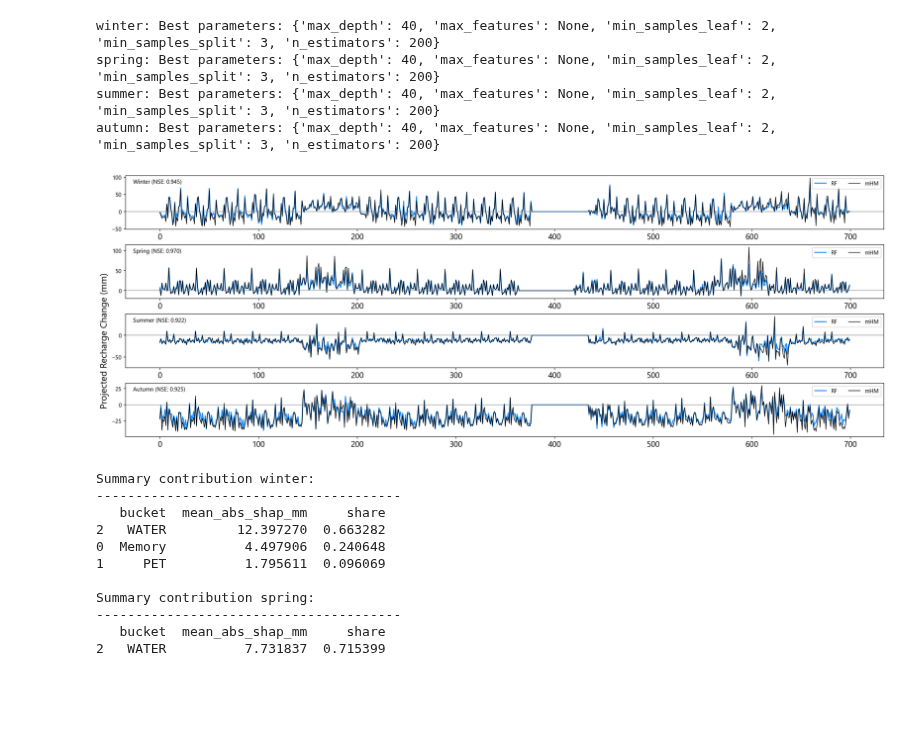
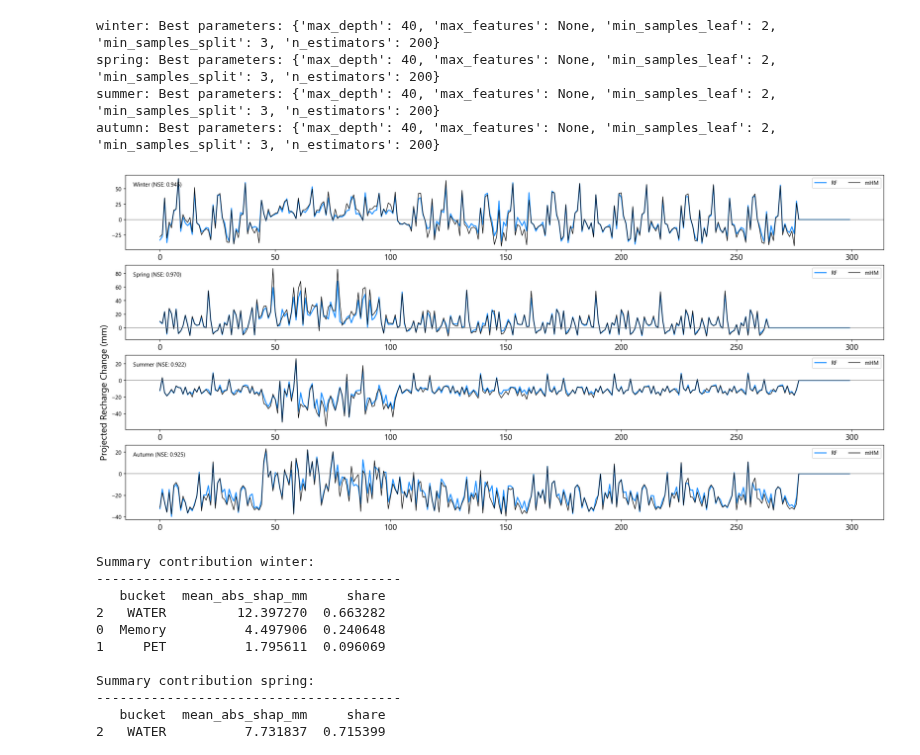
Before and after one commit to klekarkar/pre_post_process_mHM, a Jupyter notebook: recharge_attribution.ipynb, the cells around one changed output. Cells and saved outputs as stored; diff of their text form; code cells hidden in the pictures; blank space fills up the shorter version.

```diff
--- a/recharge_attribution.ipynb
+++ b/recharge_attribution.ipynb
@@ -472,33 +472,33 @@ autumn: Best parameters: {'max_depth': 40, 'max_features': None, 'min_samples_le
 # %%
 season_order = ['winter', 'spring', 'summer', 'autumn']
 
-fig, ax = plt.subplots(4, 1, figsize=(19, 6.7), dpi=150, constrained_layout=True)
+fig, ax = plt.subplots(4, 1, figsize=(19, 8.7), dpi=150, constrained_layout=True)
 
 for s_idx, season in enumerate(season_order):
     if season not in seasonal_emulators:
         continue
 
     results = seasonal_emulators[season]
     y_pred = results['y_pred_test']
     y_test = results['y_test']
     nse    = results['nse']
 
     ax_s = ax[s_idx]
-    ax_s.plot(y_pred[:700], color='dodgerblue', lw=1.8, label='RF')
-    ax_s.plot(y_test[:700], color='k', lw=1.0, label='mHM')
+    ax_s.plot(y_pred[100:400], color='dodgerblue', lw=1.8, label='RF')
+    ax_s.plot(y_test[100:400], color='k', lw=1.0, label='mHM')
     ax_s.axhline(0, color='gray', lw=0.8)
     ax_s.text(0.01, 0.85, f"{season.capitalize()} (NSE: {nse:.3f})",
               transform=ax_s.transAxes, ha='left')
     ax_s.tick_params(axis='x', labelsize=14)
 
     if s_idx == 2:
         ax_s.set_ylabel('Projected Recharge Change (mm)', fontsize=16)
 
     ax_s.legend(ncol=2, loc='upper right')
 
 plt.show()
 # %% [output]
-[figure, old version]
+[figure, new version]
 # %%
 
 feature_names = ['pet', 'pre', 'wa_lag1']
```
